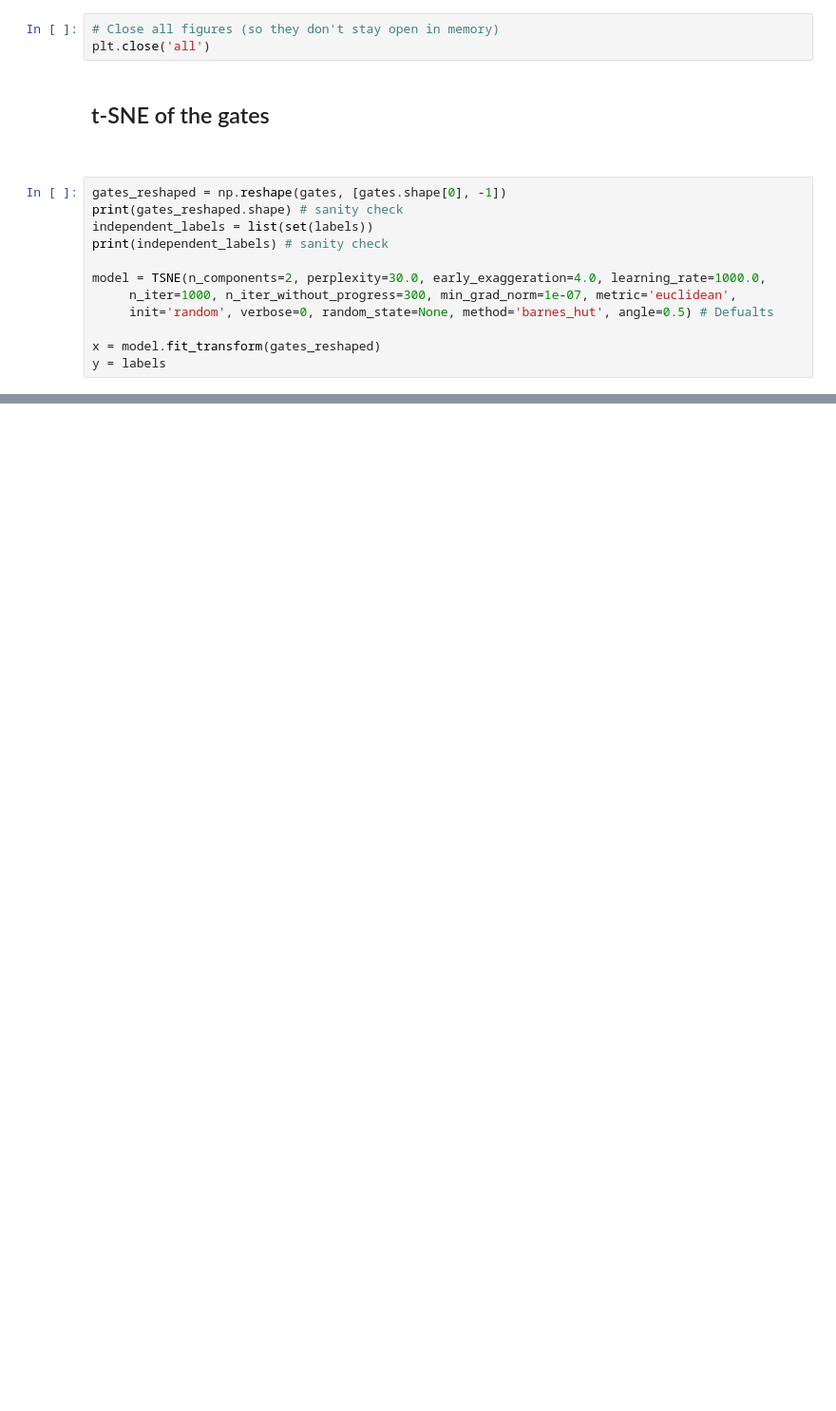
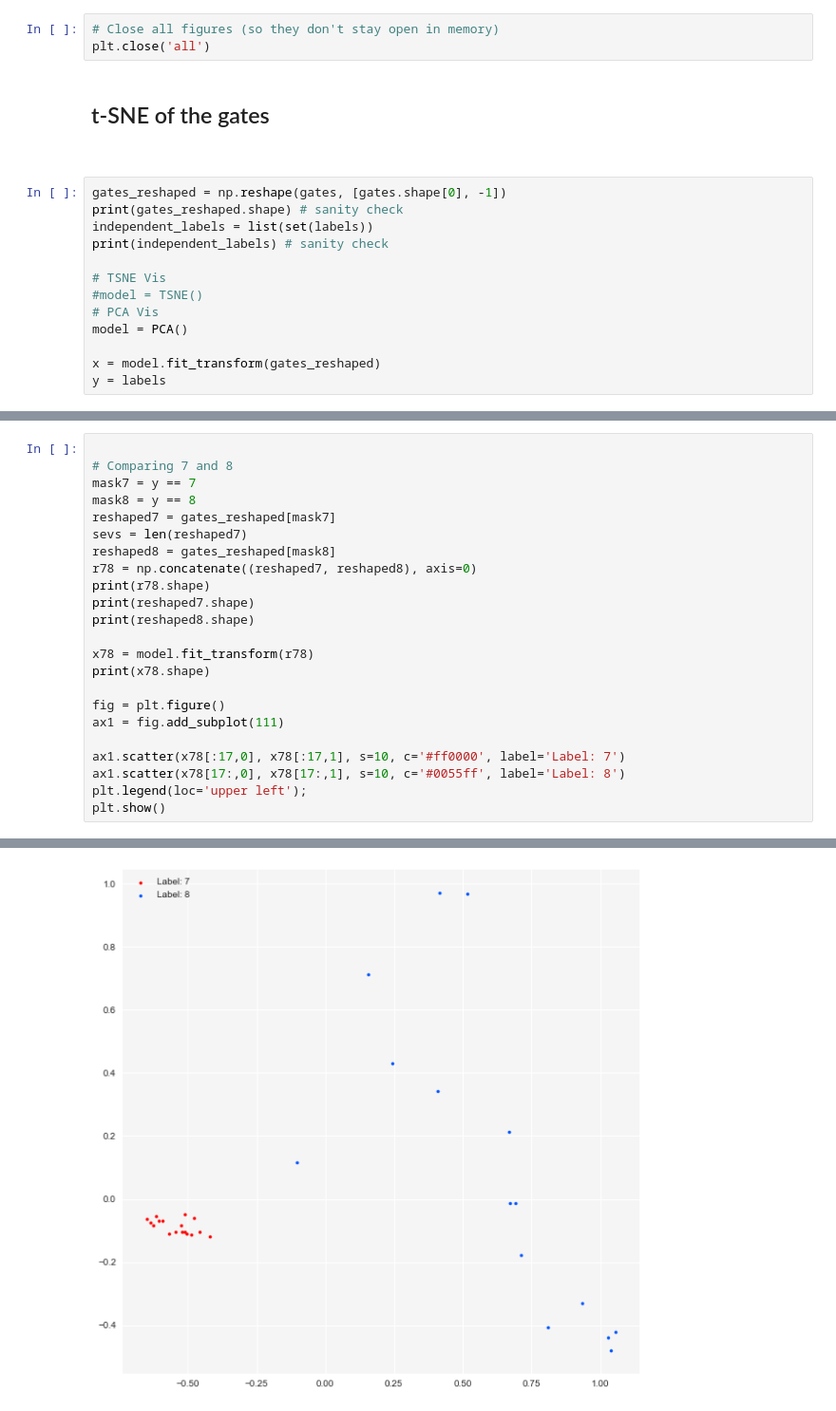
Before and after one commit to polzounov/gatenet, a Jupyter notebook: Gatenet/visualize_gates.ipynb, the cells around one changed output, grey strips where cells are left out. Shown at 95% size. Cells and saved outputs as stored; diff of their text form; blank space fills up the shorter version.

```diff
--- a/Gatenet/visualize_gates.ipynb
+++ b/Gatenet/visualize_gates.ipynb
@@ -100,9 +96,10 @@ print(gates_reshaped.shape) # sanity check
 independent_labels = list(set(labels))
 print(independent_labels) # sanity check
 
-model = TSNE(n_components=2, perplexity=30.0, early_exaggeration=4.0, learning_rate=1000.0,
-     n_iter=1000, n_iter_without_progress=300, min_grad_norm=1e-07, metric='euclidean',
-     init='random', verbose=0, random_state=None, method='barnes_hut', angle=0.5) # Defualts
+# TSNE Vis
+#model = TSNE()
+# PCA Vis
+model = PCA()
 
 x = model.fit_transform(gates_reshaped)
 y = labels
@@ -151,0 +109,24 @@ plt.show()
+# %%
+
+# Comparing 7 and 8
+mask7 = y == 7
+mask8 = y == 8
+reshaped7 = gates_reshaped[mask7]
+sevs = len(reshaped7)
+reshaped8 = gates_reshaped[mask8]
+r78 = np.concatenate((reshaped7, reshaped8), axis=0)
+print(r78.shape)
+print(reshaped7.shape)
+print(reshaped8.shape)
+
+x78 = model.fit_transform(r78)
+print(x78.shape)
+
+fig = plt.figure()
+ax1 = fig.add_subplot(111)
+
+ax1.scatter(x78[:17,0], x78[:17,1], s=10, c='#ff0000', label='Label: 7')
+ax1.scatter(x78[17:,0], x78[17:,1], s=10, c='#0055ff', label='Label: 8')
+plt.legend(loc='upper left');
+plt.show()
+# %% [output]
@@ -151,0 +137 @@ plt.show()
+[figure, added]
```
Also changed, not shown: parts of 11 cells of this notebook.
